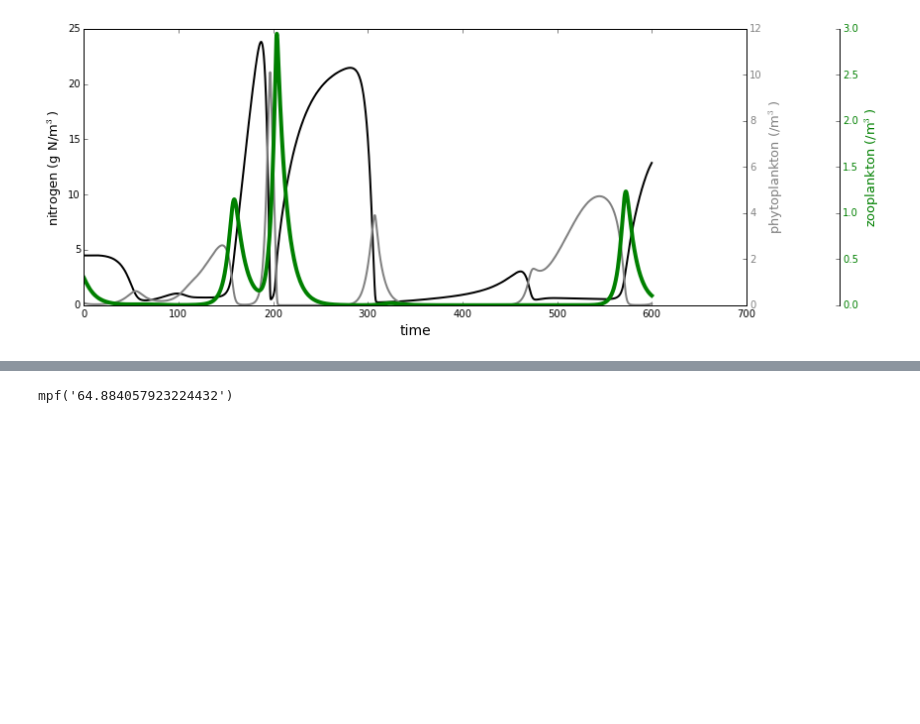
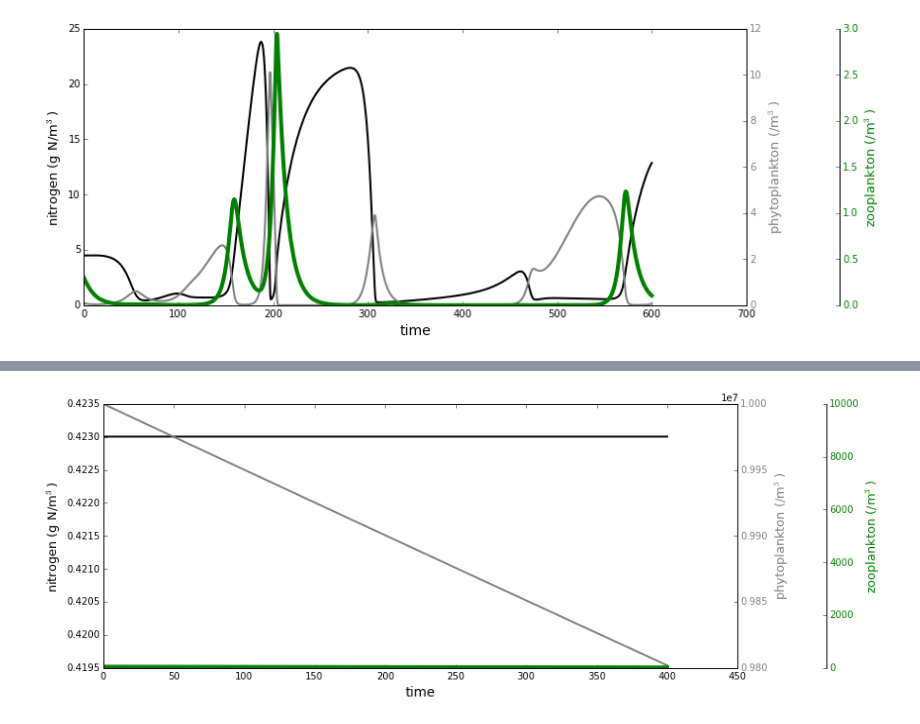
Before and after one commit to kwfawkes/Keystone, a Jupyter notebook: npz_model_development_jan.ipynb, the cells around one changed output, grey strips where cells are left out. Cells and saved outputs as stored; diff of their text form; code cells hidden in the pictures; blank space fills up the shorter version.

Commit message:
February 6, 2015 Kyle Fawkes
fine tuned the relationship between phytoplankton and zooplankton

```diff
--- a/npz_model_development_jan.ipynb
+++ b/npz_model_development_jan.ipynb
@@ -426,0 +521,3 @@ mpf('0.0079504736104031772')
+# %%
+npz_model = pd.read_csv('output.csv', sep=',')
+npz_model.head()
@@ -427 +531,36 @@ mpf('0.0079504736104031772')
+# %%
+fig = plt.figure(figsize=(12, 5))
+][]
+ax1 = plt.subplot()
+ax2 = ax1.twinx()
+ax3 = ax1.twinx()
+
+# plotting the 3 variables into the predetermined plot outlined above
+# Setting the color and width of lines on the graph
+ax1.plot(npz_model.time, npz_model.nitrogen, 'k-', linewidth =2)
+ax2.plot(npz_model.time, npz_model.phytoplankton, 'grey', linewidth=2)
+ax3.plot(npz_model.time, npz_model.zooplankton, 'g-', linewidth=4)
+
+# moving the spine that the zooplankton was plotted onto towards the right so it isnt on top of the second spine(ax2)
+npz_model.zooplankton_spine = ax3.spines['right']
+npz_model.zooplankton_spine.set_position(('axes', 1.14))
+
+# Adjusting the color of the axes ticks to match line color
+ax1.yaxis.set_tick_params(labelcolor='k')
+ax2.yaxis.set_tick_params(labelcolor='grey')
+ax3.yaxis.set_tick_params(labelcolor='green')
+
+# Making axes labels, selecting their color, and selecting their size
+ax1.set_xlabel(npz_model.time.name, fontsize=14, y=0)
+ax1.set_ylabel(npz_model.nitrogen.name + ' (g N/m$^3$)', fontsize = 13, color ='k')
+ax2.set_ylabel(npz_model.phytoplankton.name + ' (/m$^3$)', fontsize = 13, color='grey')
+ax3.set_ylabel(npz_model.zooplankton.name + ' (/m$^3$)', fontsize = 13, color='g')
+
+#ax1.set_ylim(0, 2.5)
+ax3.set_ylim(0, 10000)
+#ax2.set_ylim(0, 1*10**5)
+
+plt.show()
+# %% [output]
+[figure, added]
 # %%
@@ -449,5 +586,0 @@ t=1
-# %%
-
-M(st(t), sw(t))
-# %% [output]
-mpf('64.884057923224432')
```
Also changed, not shown: parts of 32 cells of this notebook.
